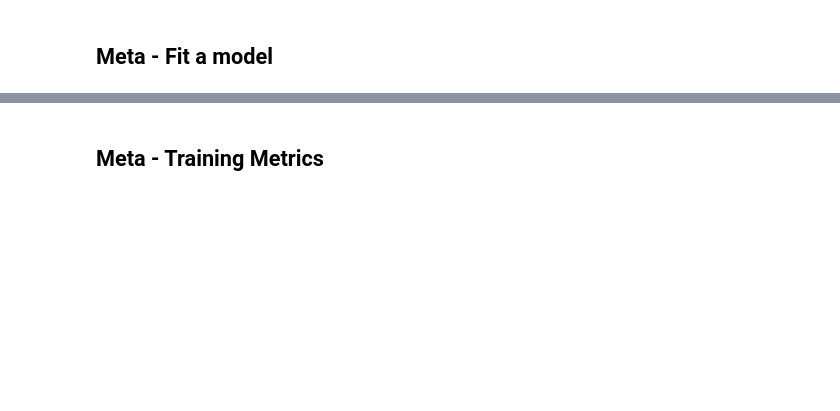
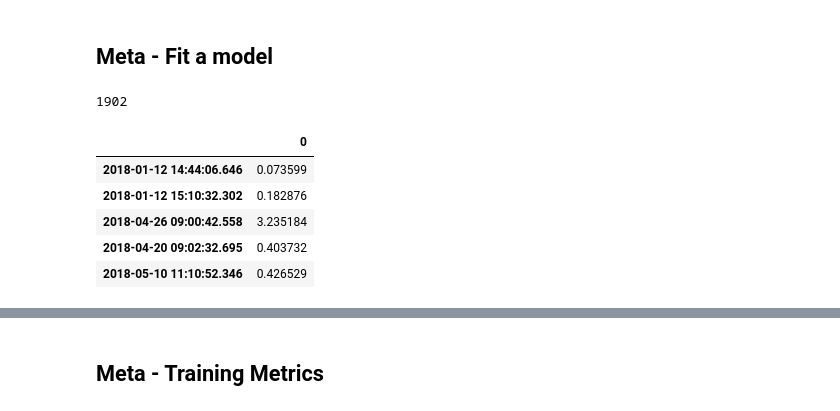
Before and after one commit to didw/ml_finance, a Jupyter notebook: practice/ch05_model.ipynb, the cells around one changed output, grey strips where cells are left out. Saved outputs shown, nothing was run; the diff lists cells and outputs as text; code cells hidden in the pictures; blank space fills up the shorter version.

```diff
--- a/practice/ch05_model.ipynb
+++ b/practice/ch05_model.ipynb
@@ -343,4 +375,4 @@ print(n_estimator, depth, c_random_state)
 rf1 = RandomForestClassifier(max_depth=depth, n_estimators=n_estimator,
                             criterion='entropy', random_state=c_random_state)
 
-rf1.fit(X_train, y_train.values.ravel(), sample_weight)
+rf1.fit(X_train, y_train.values.ravel(), sw)
@@ -511,7 +625,7 @@ while cur_bar_date < end_date:
         print("len sub_t1 is zero")
         cur_bar_date += datetime.timedelta(days=step_day)
         continue
-    bar_idx, t1 = get_baridx_t1(sub_vbar, sub_t1)
+    bar_idx, t1 = sampling.get_baridx_t1(sub_vbar, sub_t1)
 
 
     ind_m = sampling.get_ind_matrix(bar_idx, t1)
@@ -523,6 +651,7 @@ print(len(seq_phi_t1_idx))
 # %%
 # sample weight and time decay
 from finance_ml.sampling import time_weight, weight
-wgt = time_weight.get_sample_weight(np.log(dbar['close']).diff(), triple_barrier_events['t1'], num_co_events)
-td = weight.get_time_decay(tw, last_w=0.5)
+wgt = sampling.get_sample_weight(np.log(dbar['close']).diff(), triple_barrier_events['t1'], num_co_events)
+tw = sampling.get_uniq_weight(triple_barrier_events['t1'], num_co_events, num_threads=2)
+td = sampling.get_time_decay(tw, last=0.5)
 sample_weight = wgt[seq_phi_t1_idx] * td[seq_phi_t1_idx]
@@ -531,6 +662,6 @@ sample_weight = wgt[seq_phi_t1_idx] * td[seq_phi_t1_idx]
 X = raw_data.loc[seq_phi_t1_idx, :]
 
 # Drop unwanted columns
-X.drop(['open', 'high', 'low', 'close', 'volume'], axis=1, inplace=True)
+# X.drop(['open', 'high', 'low', 'close', 'volume'], axis=1, inplace=True)
 
 y = labels_m.loc[seq_phi_t1_idx,'bin']
@@ -567,6 +717,24 @@ y_train = train_df['bin']
 X_train= train_df.loc[:, train_df.columns != 'bin']
 # %% [markdown]
 ## Meta - Fit a model
+# %%
+sw = []
+for i in X_train.index:
+    try:
+        sw.append(sample_weight.loc[i].values[0])
+    except:
+        sw.append(sample_weight.loc[i])
+print(len(sw))
+sw_df = pd.DataFrame(sw, index=X_train.index)
+sw_df.head()
+# %% [output]
+1902
+|  | 0 |
+| 2018-01-12 14:44:06.646 | 0.073599 |
+| 2018-01-12 15:10:32.302 | 0.182876 |
+| 2018-04-26 09:00:42.558 | 3.235184 |
+| 2018-04-20 09:02:32.695 | 0.403732 |
+| 2018-05-10 11:10:52.346 | 0.426529 |
 # %%
 parameters = {'max_depth':[2, 4],
               'n_estimators':[2, 10],
```
Also changed, not shown: parts of 43 cells of this notebook, 1 other file.
